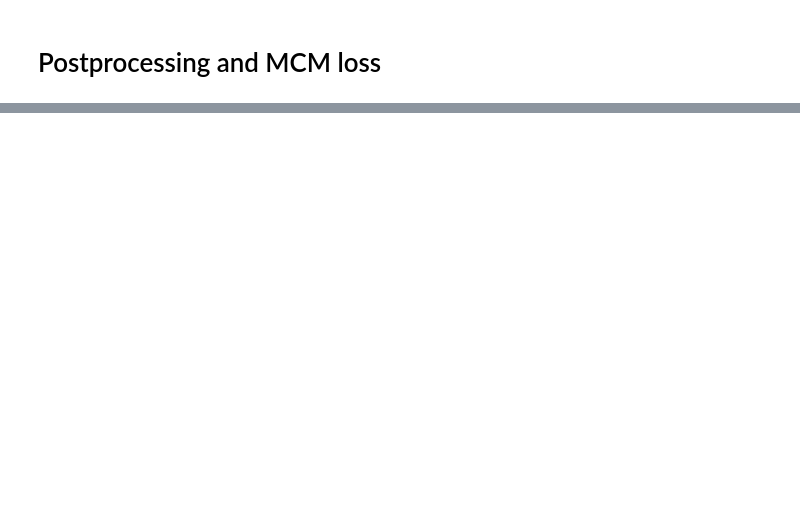
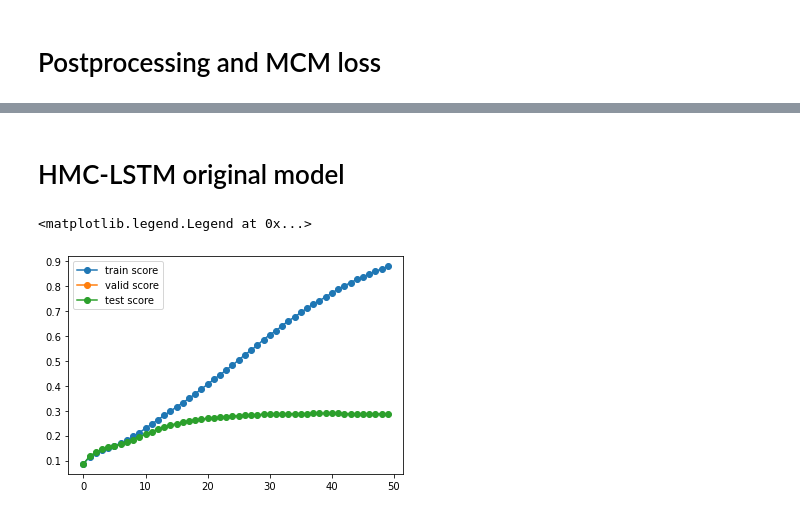
Before and after one commit to llcc402/chery_public, a Jupyter notebook: experiments_true_data.ipynb, the cells around one changed output, grey strips where cells are left out. Drawn from its saved outputs; the diff is of its cells as text; code cells hidden in the pictures; blank space fills up the shorter version.

```diff
--- a/experiments_true_data.ipynb
+++ b/experiments_true_data.ipynb
@@ -244,0 +308,2 @@ test_score_list
+# %% [markdown]
+# HMC-LSTM original model
@@ -244,0 +363,48 @@ test_score_list
+# %%
+train_data = tf.data.Dataset.from_tensor_slices(
+    (tf.concat([train.X, valid.X],axis=0), labels)
+).shuffle(buffer_size = (train.X.shape[0]+valid.X.shape[0])).batch(batch_size=4)
+# %%
+from utilities import get_loss_fn_lstm
+model = HMC_LSTM(500, 0.5, class_list, num_layers, [2000], 0.7)
+loss_fn = get_loss_fn_lstm(new_A, 0.5, 0.5)
+optimizer = tfa.optimizers.AdamW(learning_rate=1e-5, weight_decay=1e-5)
+# %%
+def train_a_step(model, optimizer, x_batch, y_batch):
+    with tf.GradientTape() as tape:
+        logits = model(x_batch)
+        loss = loss_fn(y_batch, logits)
+        variables = model.trainable_variables
+        gradients = tape.gradient(loss, variables)
+        optimizer.apply_gradients(zip(gradients, variables))
+    return loss
+
+def train_epochs(model, optimizer, train_data, epochs):
+    steps = (train.X.shape[0]+valid.X.shape[0]) // 4
+    loss_list = []
+    train_score_list = []
+    valid_score_list = []
+    test_score_list = []
+    for epoch in range(epochs):
+        loss = 0
+        for x_batch, y_batch in train_data.take(steps):
+            loss += train_a_step(model, optimizer, x_batch, y_batch)
+        loss /= steps
+        loss_list.append(loss)
+        train_score = custom_score(labels, model.predict(tf.concat([train.X, valid.X],axis=0)))
+        test_score = custom_score(test_labels, model.predict(test.X))
+        train_score_list.append(train_score)
+        test_score_list.append(test_score)
+    return loss_list, train_score_list, valid_score_list, test_score_list
+
+loss_list, train_score_list, valid_score_list, test_score_list = train_epochs(model,
+                                                                              optimizer,
+                                                                              train_data,
+                                                                              50)
+plt.plot(train_score_list, '-o', label='train score')
+plt.plot(valid_score_list, '-o', label = 'valid score')
+plt.plot(test_score_list, '-o', label = 'test score')
+plt.legend()
+# %% [output]
+<matplotlib.legend.Legend at 0x...>
+[figure, added]
```
Also changed, not shown: parts of 18 cells of this notebook, 4 other files.
